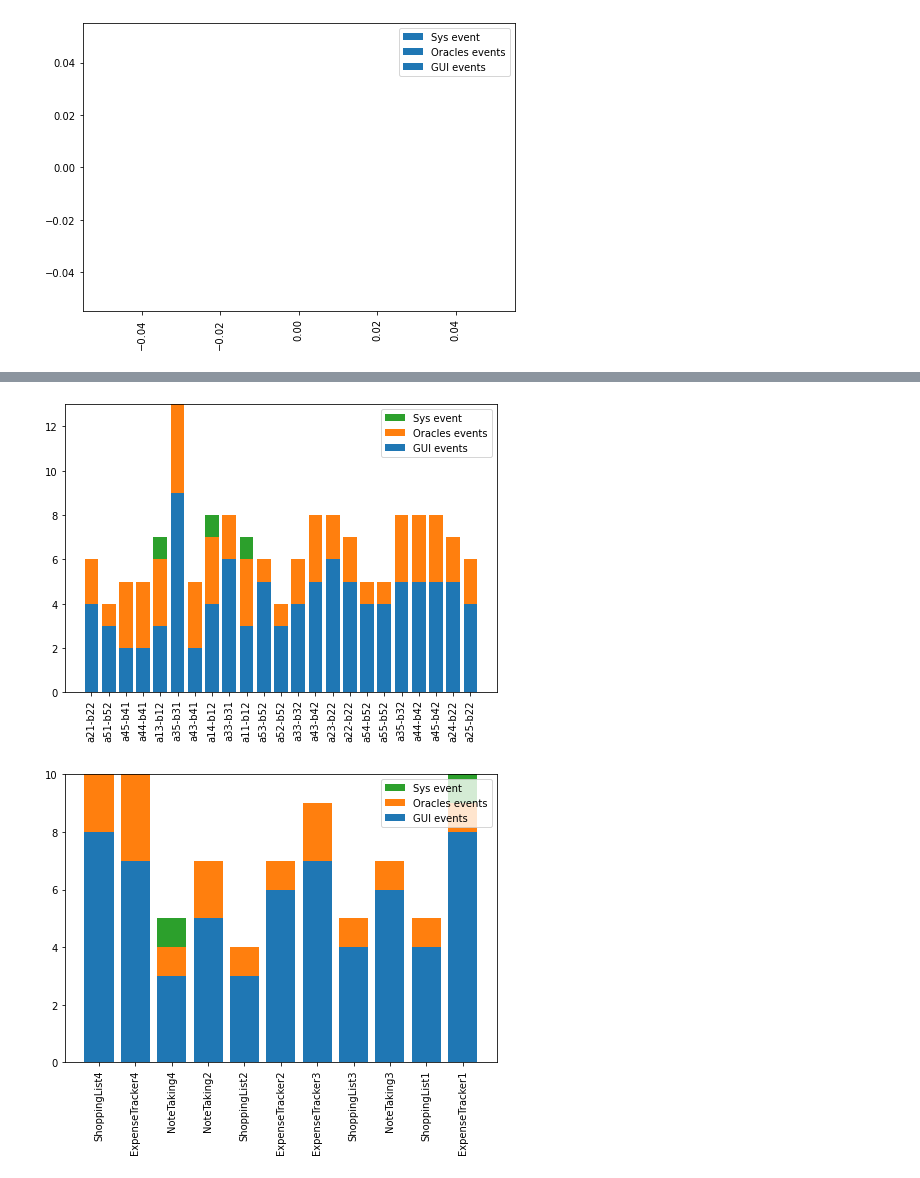
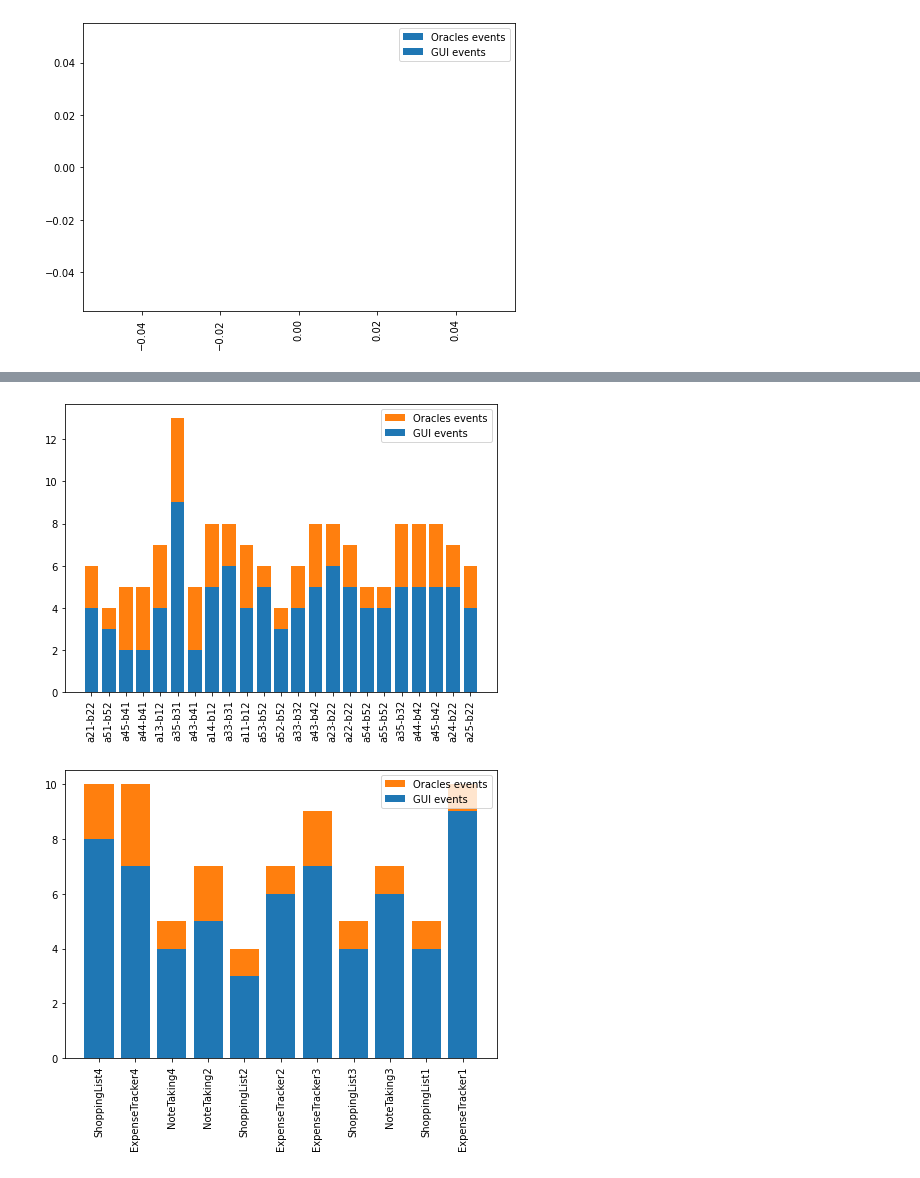
Before and after one commit to alimohebbi/test-reuse-analysis, a Jupyter notebook: test_case_len/test_len_histogram.ipynb, the cells around one changed output, grey strips where cells are left out. Drawn from its saved outputs; the diff is of its cells as text; code cells hidden in the pictures.

Commit message:
clean up and adding sys events to gui

```diff
--- a/test_case_len/test_len_histogram.ipynb
+++ b/test_case_len/test_len_histogram.ipynb
@@ -6,31 +6,25 @@ import pandas as pd
 def make_plot(len_df, save_filename):
     fig = plt.figure()
     ax = fig.add_axes([0,0,1,1])
-    ax.bar(len_df['mig_name'],len_df['sys'], bottom =len_df['oracles']+len_df['gui'],  color='tab:green', label='Sys event')
     ax.bar(len_df['mig_name'],len_df['oracles'], bottom=len_df['gui'], color='tab:orange', label= 'Oracles events')
     ax.bar(len_df['mig_name'],len_df['gui'], color='tab:blue',label='GUI events')
-
-    # ax.bar(len_df['mig_name'],len_df['gui'],label='GUI events')
-    # ax.bar(len_df['mig_name'],len_df['oracles'], label= 'Oracles events')
-    # ax.bar(len_df['mig_name'],len_df['sys'],label='Sys event')
-
-
     plt.xticks(rotation = 90)
     plt.legend(loc=1)
-    # plt.show()
     plt.savefig(save_filename, bbox_inches= 'tight')
 
 targets_len = pd.read_csv('target_test_len.csv')
+targets_len['gui'] = targets_len['gui'] + targets_len['sys']
 targets_len_craft = targets_len[targets_len['mig_name'].str.contains('a[1-5]')]
 targets_len_atm = targets_len[~targets_len['mig_name'].str.contains('a[1-5]')]
 make_plot(targets_len_craft, 'target_craft_len.pdf')
 make_plot(targets_len_atm, 'target_atm_len.pdf')
 
 
-targets_len = pd.read_csv('src_test_len.csv')
-targets_len_craft = targets_len[targets_len['mig_name'].str.contains('a[1-5]')]
-targets_len_atm = targets_len[~targets_len['mig_name'].str.contains('a[1-5]')]
-make_plot(targets_len_craft, 'src_craft_len.pdf')
-make_plot(targets_len_atm, 'src_atm_len.pdf')
+src_len = pd.read_csv('src_test_len.csv')
+src_len['gui'] = src_len['gui'] +  src_len['sys']
+src_len_craft = src_len[src_len['mig_name'].str.contains('a[1-5]')]
+src_len_atm = src_len[~src_len['mig_name'].str.contains('a[1-5]')]
+make_plot(src_len_craft, 'src_craft_len.pdf')
+make_plot(src_len_atm, 'src_atm_len.pdf')
 # %% [output]
-[figure, old version]
+[figure, new version]
@@ -38,2 +32,2 @@ make_plot(targets_len_atm, 'src_atm_len.pdf')
-[figure, old version]
+[figure, new version]
-[figure, old version]
+[figure, new version]
```
Also changed, not shown: parts of 1 cell of this notebook, 11 other files.
